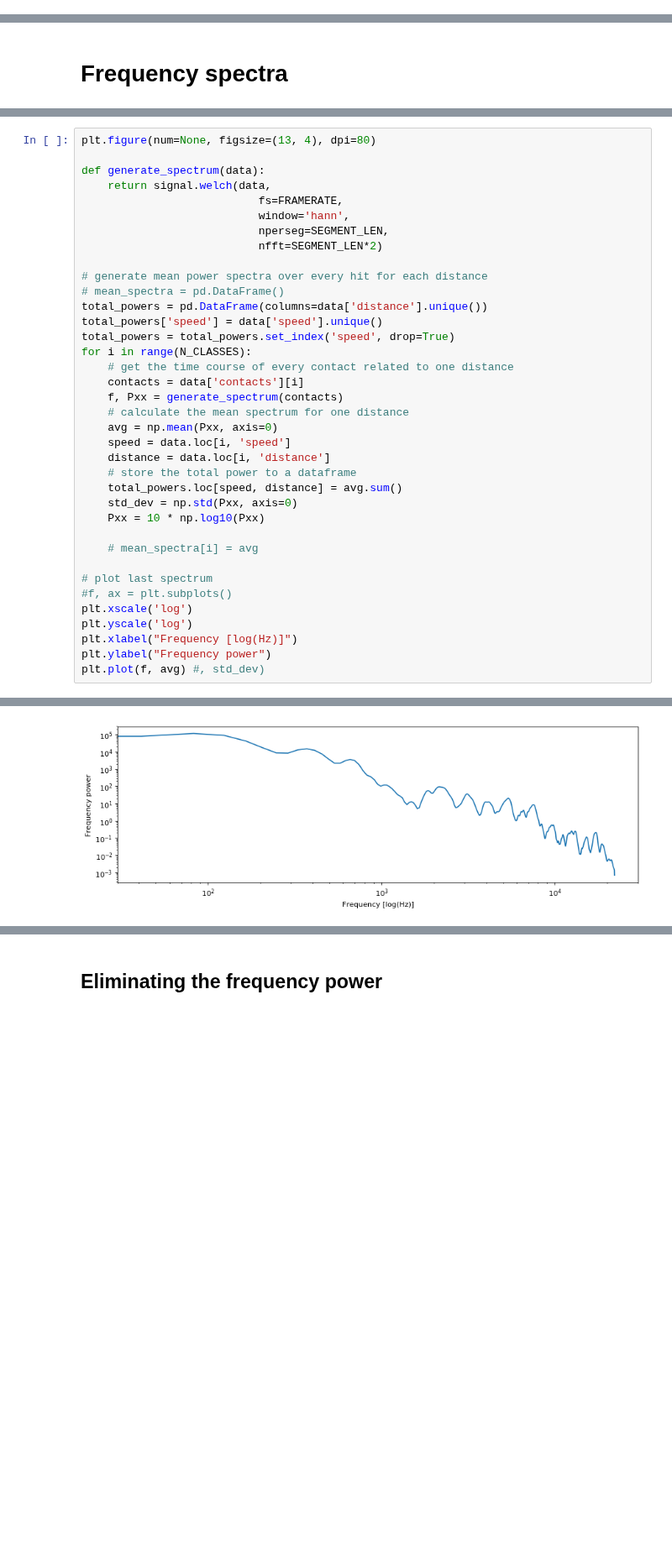
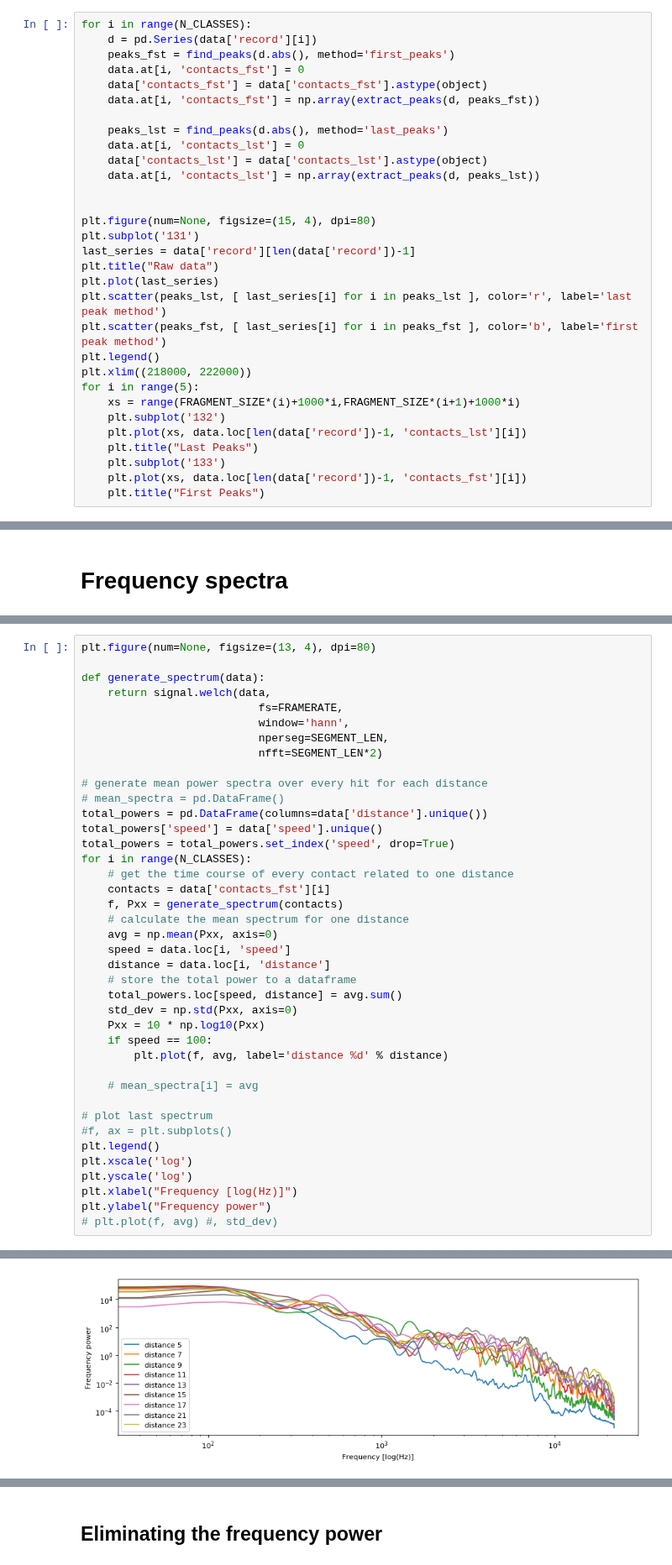
Before and after one commit to LucaHermes/PiezoAntenna, a Jupyter notebook: Piezo Antenna.ipynb, the cells around one changed output, grey strips where cells are left out. Shown at 84% size. Cells and saved outputs as stored; diff of their text form; blank space fills up the shorter version.

```diff
--- a/Piezo Antenna.ipynb
+++ b/Piezo Antenna.ipynb
@@ -142,0 +125,31 @@ for i in range(5):
+# %%
+for i in range(N_CLASSES):
+    d = pd.Series(data['record'][i])
+    peaks_fst = find_peaks(d.abs(), method='first_peaks')
+    data.at[i, 'contacts_fst'] = 0
+    data['contacts_fst'] = data['contacts_fst'].astype(object)
+    data.at[i, 'contacts_fst'] = np.array(extract_peaks(d, peaks_fst))
+
+    peaks_lst = find_peaks(d.abs(), method='last_peaks')
+    data.at[i, 'contacts_lst'] = 0
+    data['contacts_lst'] = data['contacts_lst'].astype(object)
+    data.at[i, 'contacts_lst'] = np.array(extract_peaks(d, peaks_lst))
+
+
+plt.figure(num=None, figsize=(15, 4), dpi=80)
+plt.subplot('131')
+last_series = data['record'][len(data['record'])-1]
+plt.title("Raw data")
+plt.plot(last_series)
+plt.scatter(peaks_lst, [ last_series[i] for i in peaks_lst ], color='r', label='last peak method')
+plt.scatter(peaks_fst, [ last_series[i] for i in peaks_fst ], color='b', label='first peak method')
+plt.legend()
+plt.xlim((218000, 222000))
+for i in range(5):
+    xs = range(FRAGMENT_SIZE*(i)+1000*i,FRAGMENT_SIZE*(i+1)+1000*i)
+    plt.subplot('132')
+    plt.plot(xs, data.loc[len(data['record'])-1, 'contacts_lst'][i])
+    plt.title("Last Peaks")
+    plt.subplot('133')
+    plt.plot(xs, data.loc[len(data['record'])-1, 'contacts_fst'][i])
+    plt.title("First Peaks")
@@ -202,7 +223,7 @@ total_powers['speed'] = data['speed'].unique()
 total_powers = total_powers.set_index('speed', drop=True)
 for i in range(N_CLASSES):
     # get the time course of every contact related to one distance
-    contacts = data['contacts'][i]
+    contacts = data['contacts_fst'][i]
     f, Pxx = generate_spectrum(contacts)
     # calculate the mean spectrum for one distance
     avg = np.mean(Pxx, axis=0)
@@ -212,14 +233,17 @@ for i in range(N_CLASSES):
     total_powers.loc[speed, distance] = avg.sum()
     std_dev = np.std(Pxx, axis=0)
     Pxx = 10 * np.log10(Pxx)
+    if speed == 100:
+        plt.plot(f, avg, label='distance %d' % distance)
 
     # mean_spectra[i] = avg
 
 # plot last spectrum
 #f, ax = plt.subplots()
+plt.legend()
 plt.xscale('log')
 plt.yscale('log')
 plt.xlabel("Frequency [log(Hz)]")
 plt.ylabel("Frequency power")
-plt.plot(f, avg) #, std_dev)
+# plt.plot(f, avg) #, std_dev)
 # %% [output]
@@ -227 +251 @@ plt.plot(f, avg) #, std_dev)
-[figure, old version]
+[figure, new version]
```
Also changed, not shown: parts of 13 cells of this notebook.
